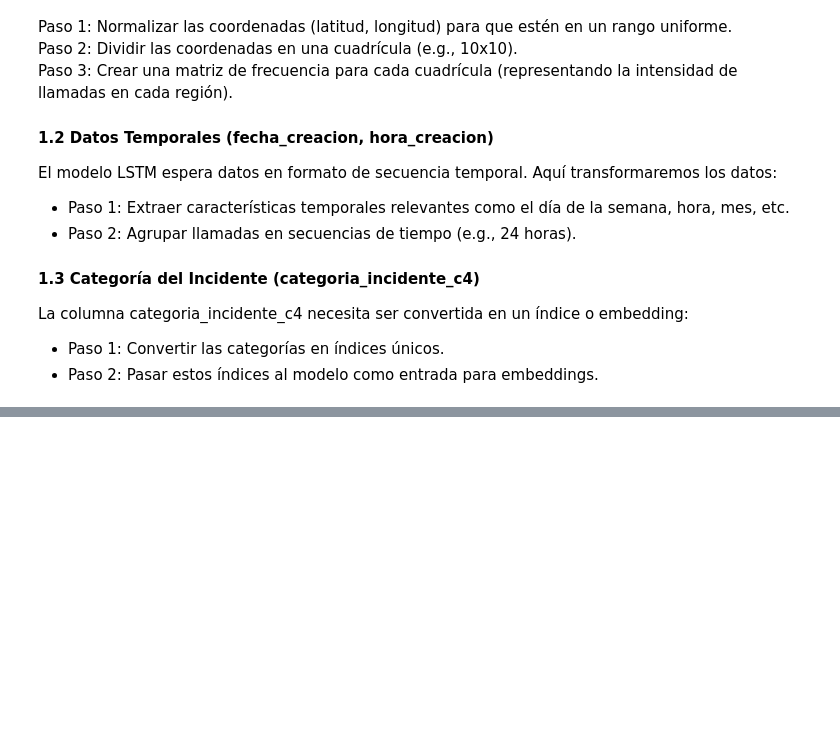
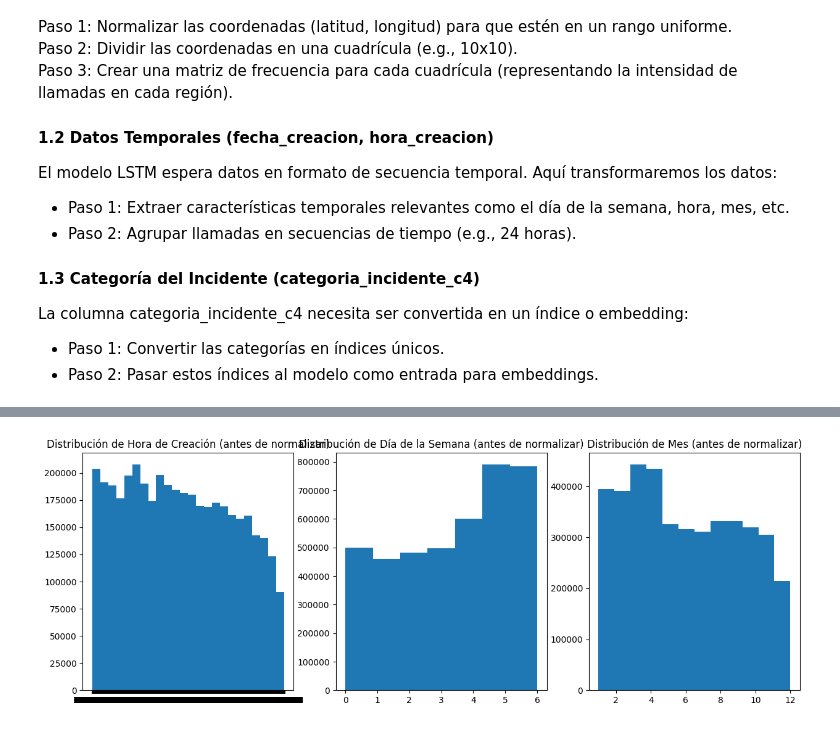
Before and after one commit to A01662203/DL_911CDMX, a Jupyter notebook: ModeloLlamadas911.ipynb, the cells around one changed output, grey strips where cells are left out. Cells and saved outputs as stored; diff of their text form; code cells hidden in the pictures; blank space fills up the shorter version.

```diff
--- a/ModeloLlamadas911.ipynb
+++ b/ModeloLlamadas911.ipynb
@@ -335,0 +454,20 @@ Epoch 10/10
+# %%
+import matplotlib.pyplot as plt
+
+# Verificar la distribución antes de la normalización
+plt.figure(figsize=(15, 5))
+plt.subplot(1, 3, 1)
+plt.hist(df_llamadas['hora_creacion'], bins=24)
+plt.title('Distribución de Hora de Creación (antes de normalizar)')
+
+plt.subplot(1, 3, 2)
+plt.hist(df_llamadas['dia_semana'], bins=7)
+plt.title('Distribución de Día de la Semana (antes de normalizar)')
+
+plt.subplot(1, 3, 3)
+plt.hist(df_llamadas['mes'], bins=12)
+plt.title('Distribución de Mes (antes de normalizar)')
+
+plt.show()
+# %% [output]
+[figure, added]
```
Also changed, not shown: parts of 4 cells of this notebook, 7 other files.
